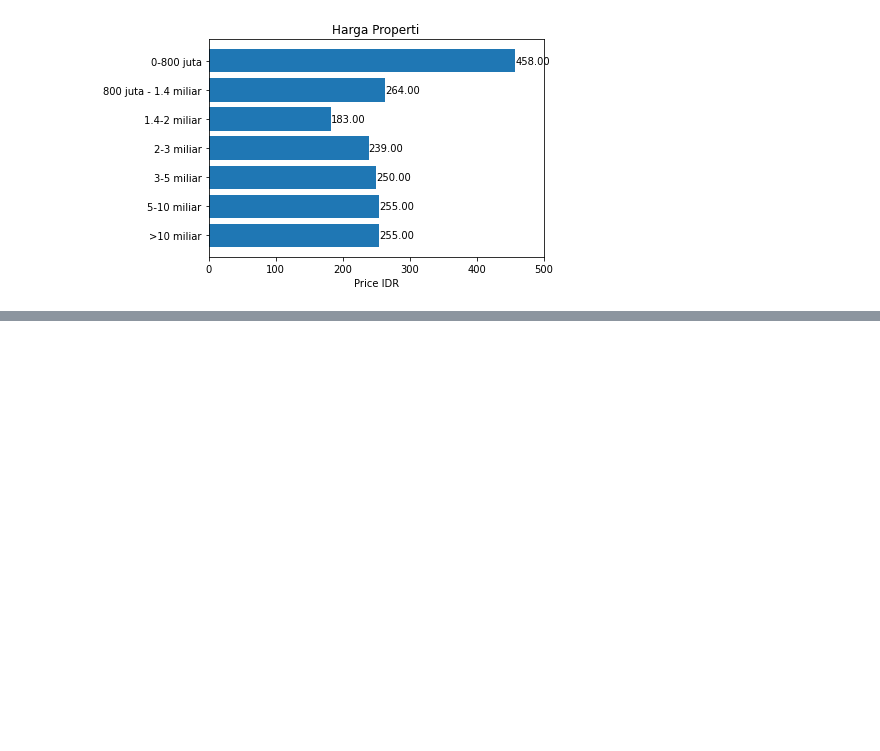
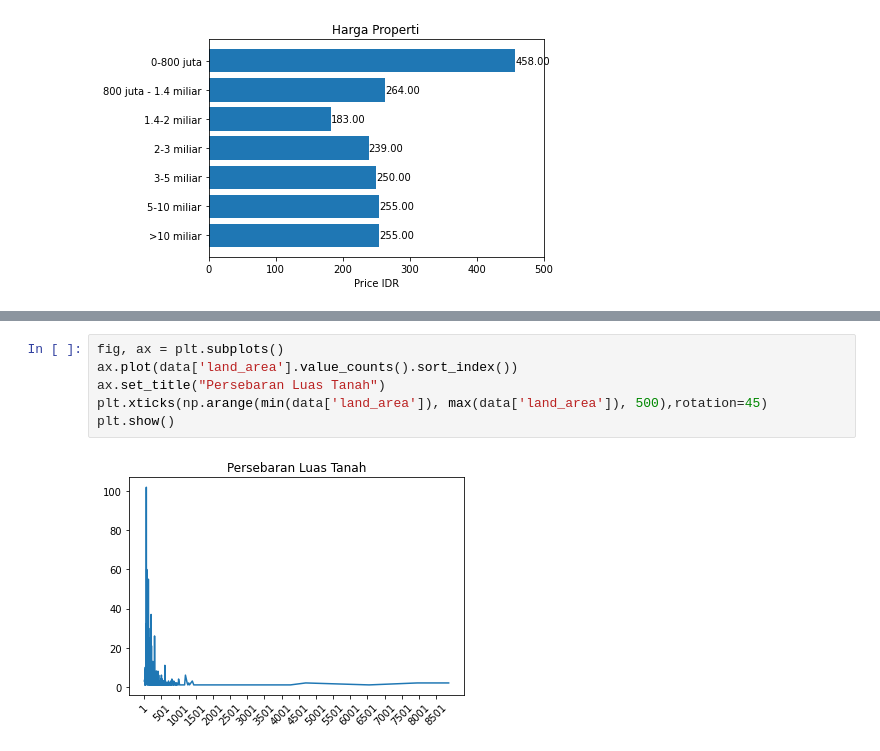
Before and after one commit to afiffahreza/aib-data-science, a Jupyter notebook: data-analytics.ipynb, the cells around one changed output, grey strips where cells are left out. Drawn from its saved outputs; the diff is of its cells as text; blank space fills up the shorter version.

```diff
--- a/data-analytics.ipynb
+++ b/data-analytics.ipynb
@@ -110,0 +129,8 @@ plt.show()
+# %%
+fig, ax = plt.subplots()
+ax.plot(data['land_area'].value_counts().sort_index())
+ax.set_title("Persebaran Luas Tanah")
+plt.xticks(np.arange(min(data['land_area']), max(data['land_area']), 500),rotation=45)
+plt.show()
+# %% [output]
+[figure, added]
```
Also changed, not shown: parts of 4 cells of this notebook.
